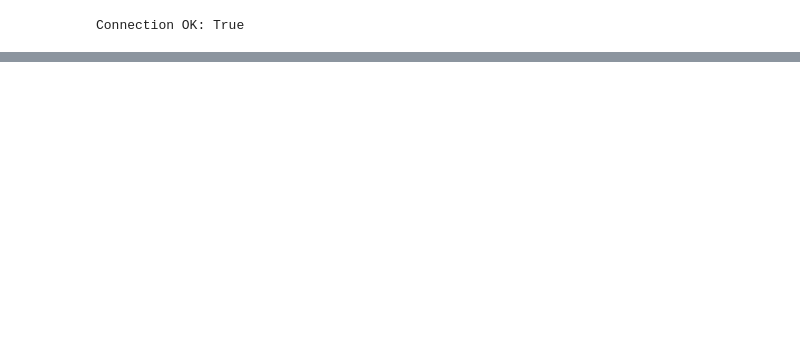
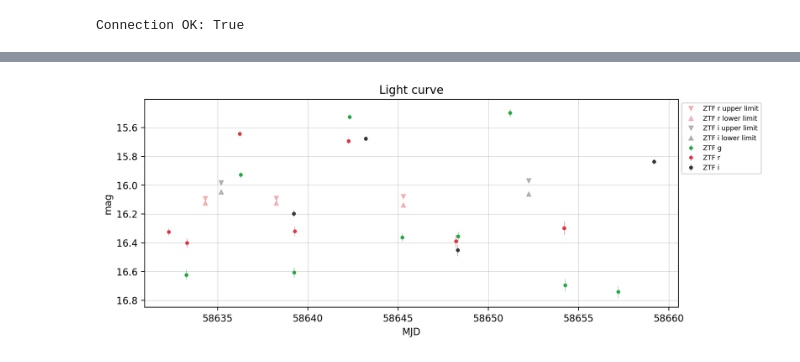
Before and after one commit to dmitryduev/kowalski-archived, a Jupyter notebook: nb/ztf.ipynb, the cells around one changed output, grey strips where cells are left out. Saved outputs shown, nothing was run; the diff lists cells and outputs as text; code cells hidden in the pictures; blank space fills up the shorter version.

```diff
--- a/nb/ztf.ipynb
+++ b/nb/ztf.ipynb
@@ -41,0 +496,11 @@ Connection OK: True
+# %%
+q = {"query_type": "find",
+     "query": {
+         "catalog": "ZTF_alerts",
+         "filter": {"objectId": alert['objectId']},
+         "projection": {"_id": 0, "cutoutScience": 0, "cutoutTemplate": 0, "cutoutDifference": 0},
+     }
+     }
+r = k.query(query=q)
+alerts = r['result_data']['query_result']
+print(f'Number of alerts for {alert["objectId"]}:', len(alerts))
@@ -41,0 +509,11 @@ Connection OK: True
+# %%
+dfs = []
+
+for packet in alerts:
+    df = pd.DataFrame(packet['candidate'], index=[0])
+    dfs.append(df)
+
+# drop duplicate entries. decide using jd
+dfs = pd.concat(dfs, ignore_index=True, sort=False).drop_duplicates(subset='jd').reset_index(drop=True)
+
+display(dfs)
@@ -41,0 +526,11 @@ Connection OK: True
+# %%
+q = {"query_type": "find_one",
+     "query": {
+         "catalog": "ZTF_alerts_aux",
+         "filter": {"_id": alert['objectId']},
+         "projection": {"_id": 0},
+     }
+     }
+r = k.query(query=q)
+alert_aux = r['result_data']['query_result']
+display(JSON(alert_aux, expanded=False))
@@ -41,0 +539,14 @@ Connection OK: True
+# %%
+# concat alert_aux with dfs
+df_prv = pd.DataFrame(alert_aux['prv_candidates'])
+dflc = pd.concat([dfs, df_prv],
+                 ignore_index=True,
+                 sort=False).drop_duplicates(subset='jd').reset_index(drop=True).sort_values(by=['jd'])
+display(dflc)
+# %%
+_, lc = assemble_lc(dflc, alert['objectId'], composite=True,
+                    match_radius_arcsec=1.5, star_galaxy_threshold=0.4)
+
+plot_lc(lc)
+# %% [output]
+[figure, added]
```
Also changed, not shown: parts of 27 cells of this notebook.
